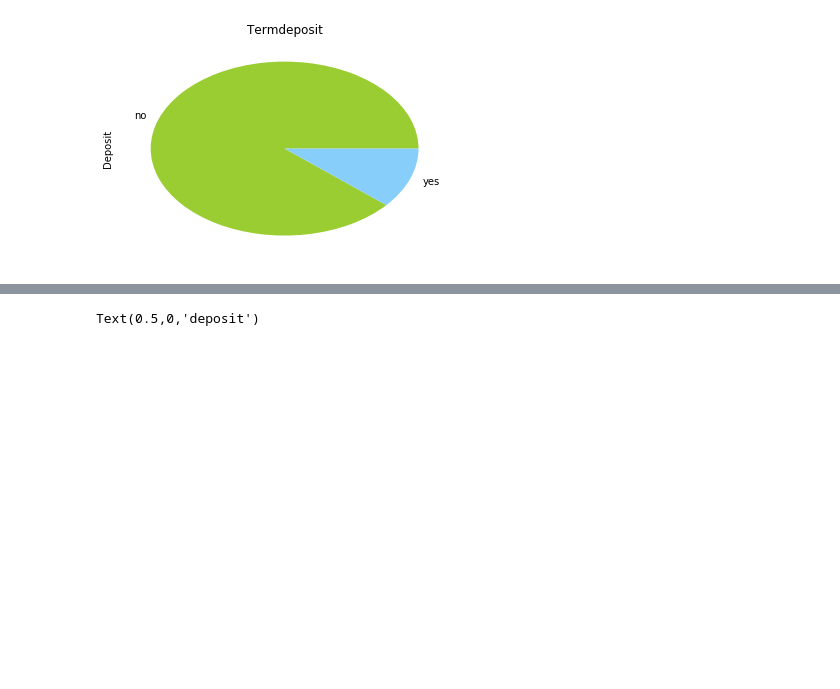
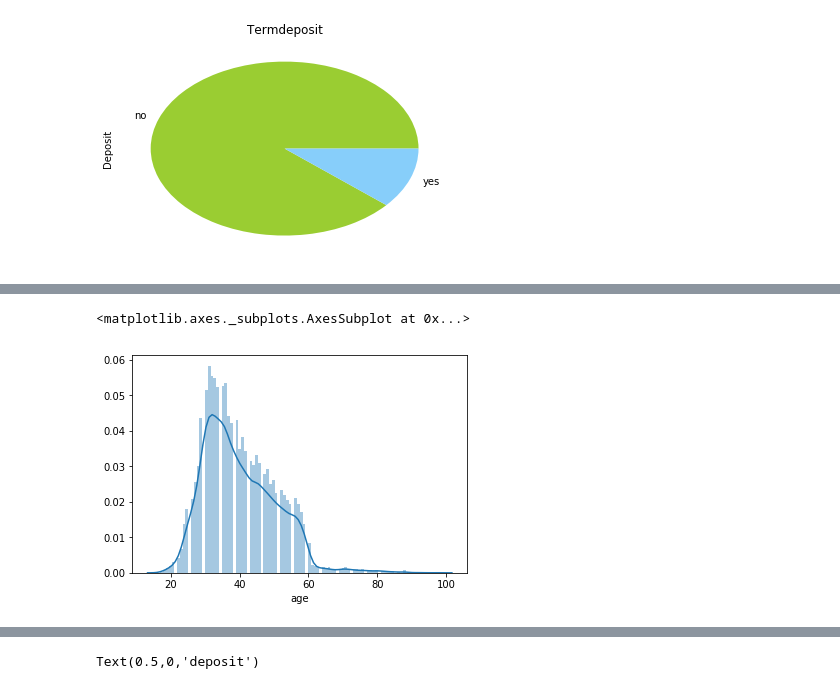
Before and after one commit to dchu837/Assignment-4, a Jupyter notebook: Assignment 4 BDAS.ipynb, the cells around one changed output, grey strips where cells are left out. Saved outputs shown, nothing was run; the diff lists cells and outputs as text; code cells hidden in the pictures; blank space fills up the shorter version.

```diff
--- a/Assignment 4 BDAS.ipynb
+++ b/Assignment 4 BDAS.ipynb
@@ -143,0 +162,6 @@ plt.show()
+# %%
+# Distribution of Age
+sns.distplot(Pdf.age, bins=100)
+# %% [output]
+<matplotlib.axes._subplots.AxesSubplot at 0x...>
+[figure, added]
```
Also changed, not shown: parts of 21 cells of this notebook, 2 other files.
